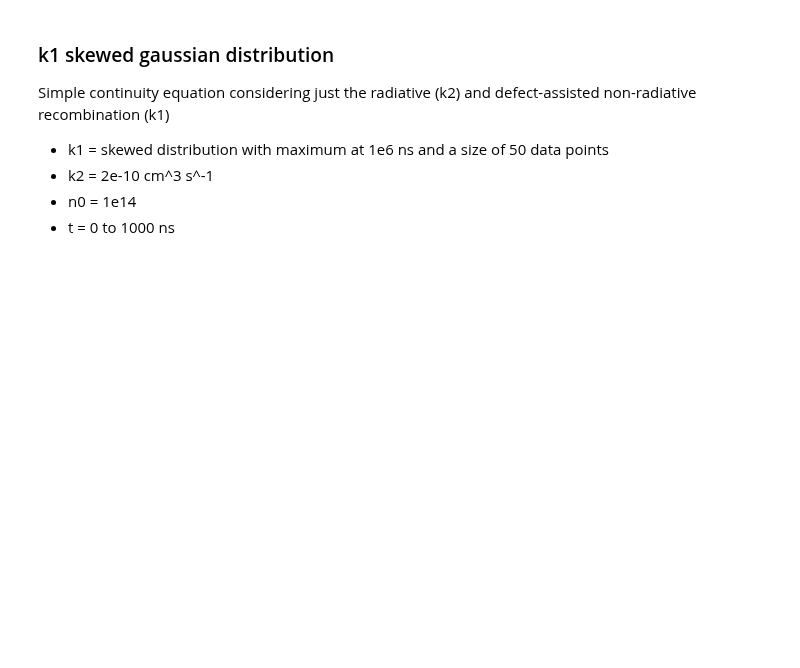
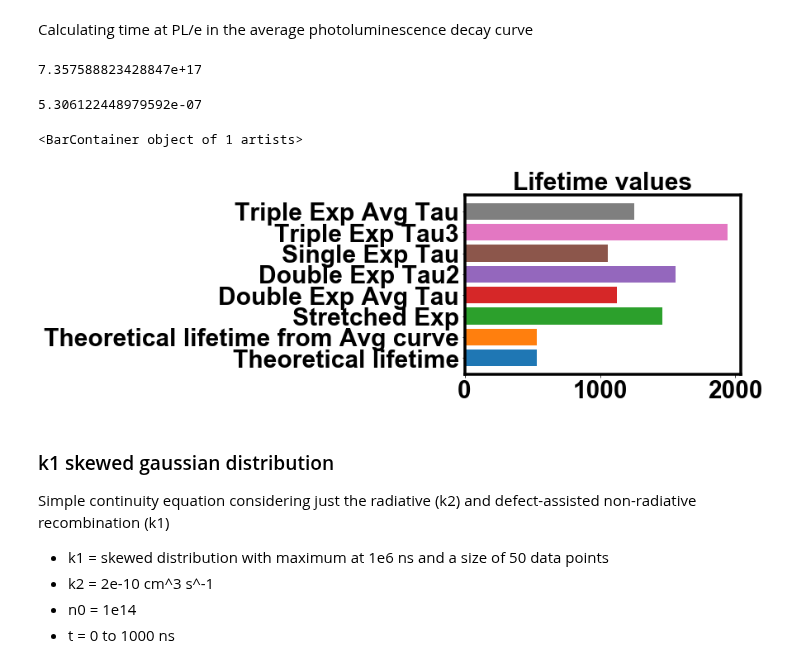
Before and after one commit to mtaddei94/TimeResolvedPL, a Jupyter notebook: PL_Intensity.ipynb, the cells around one changed output. Cells and saved outputs as stored; diff of their text form; code cells hidden in the pictures; blank space fills up the shorter version.

Commit message:
added the updated PL_intensity ipynb with theoretical average lifetime values --> very distant from fitted ones

```diff
--- a/PL_Intensity.ipynb
+++ b/PL_Intensity.ipynb
@@ -273,0 +250,6 @@ plt.barh("Triple Exp Avg Tau", triple_exp[6]*1e9)
+# %%
+#array of time values corresponding to the index in array "index_time"
+lifetime = np.array([])
+for i in index_time:
+    lifetime = np.append(lifetime, t[int(i)])
+lifetime
@@ -274,3 +287,35 @@ plt.barh("Triple Exp Avg Tau", triple_exp[6]*1e9)
+# %%
+#average lifetime using as weights the sum of pl arrays
+avg_lifetime_calc= np.average(lifetime, weights= pl_sum,axis=-1)
+# %% [markdown]
+Calculating time at PL/e in the average photoluminescence decay curve
+# %%
+# calculation of PL0/e
+PL_avg_e= np.max(pl_avg)/np.e
+PL_avg_e
+# %% [output]
+7.357588823428847e+17
+# %%
+# calculation of lifetime corresponding to PL0/e
+lifetime_avg= t[(find_idx(pl, PL_avg_e))%50]
+lifetime_avg
+# %% [output]
+5.306122448979592e-07
+# %%
+#plot of different tau values, from mathematical calculation (reference) and fitting functions
+plt.figure()
+plt.title("Lifetime values", fontsize=30, fontweight="bold")
+plt.barh("Theoretical lifetime", avg_lifetime_calc*1e9)
+plt.barh("Theoretical lifetime from Avg curve", lifetime_avg*1e9)
+plt.barh("Stretched Exp", stretched_exp[3]*1e9)
+plt.barh("Double Exp Avg Tau", double_exp[4]*1e9)
+plt.barh("Double Exp Tau2", double_exp[2]*1e9)
+plt.barh("Single Exp Tau", single_exp[2]*1e9)
+plt.barh("Triple Exp Tau3", triple_exp[4]*1e9)
+plt.barh("Triple Exp Avg Tau", triple_exp[6]*1e9)
+# %% [output]
+<BarContainer object of 1 artists>
+[figure, added]
 # %% [markdown]
 ### k1 skewed gaussian distribution
 Simple continuity equation considering just the radiative (k2) and defect-assisted non-radiative recombination (k1)
```
Also changed, not shown: parts of 67 cells of this notebook.
